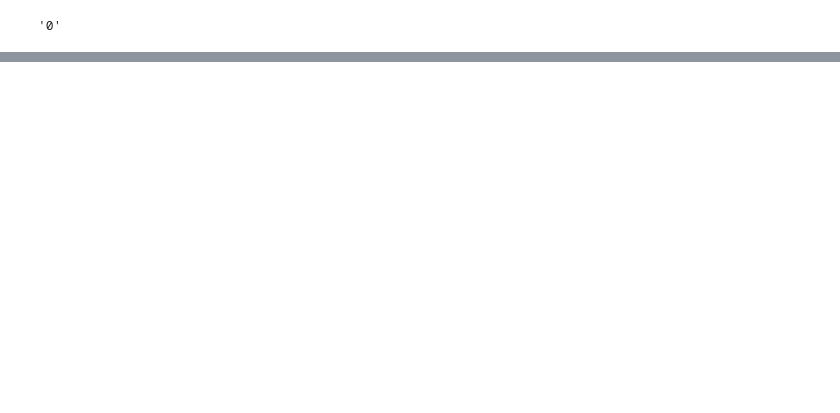
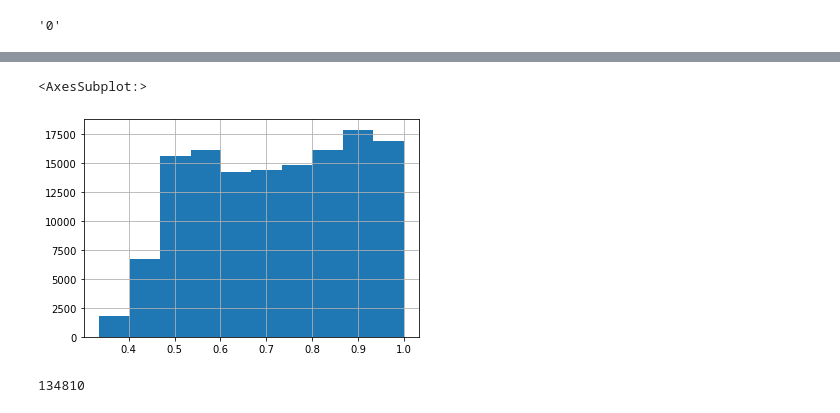
Before and after one commit to jvschlierf/networkthesis, a Jupyter notebook: classifier/evaluate_performance.ipynb, the cells around one changed output, grey strips where cells are left out. Cells and saved outputs as stored; diff of their text form; code cells hidden in the pictures; blank space fills up the shorter version.

Commit message:
evaluate BERT

```diff
--- a/classifier/evaluate_performance.ipynb
+++ b/classifier/evaluate_performance.ipynb
@@ -138,3 +144,5 @@ ROC AUC Score is  0.9019702909546764
 df[0][2]['label'][-1]
 # %% [output]
 '0'
+# %%
+df = pd.read_pickle('../../Files/models/bert_base_cased_model/fully_trained/bert_base_cased_predictions2.pickle')
@@ -140,0 +158,18 @@ df[0][2]['label'][-1]
+# %%
+label = []
+confidence = []
+for i, j in df.iterrows():
+    label.append(df[0][i]['label'][-1])
+    confidence.append(df[0][i]['score'])
+
+# y_pred = np.array(y_pred)
+label = [int(x) for x in label]
+# %%
+df3 = pd.DataFrame({'prediction': label, 'confidence': confidence, 'actual': y_true})
+# %%
+df3['correct'] = df3['prediction'] == df3['actual']
+# %%
+df3[df3['correct']== False].confidence.hist()
+# %% [output]
+<AxesSubplot:>
+[figure, added]
@@ -140,0 +178,4 @@ df[0][2]['label'][-1]
+# %%
+len(df4)
+# %% [output]
+134810
```
Also changed, not shown: parts of 15 cells of this notebook, 4 other files.
